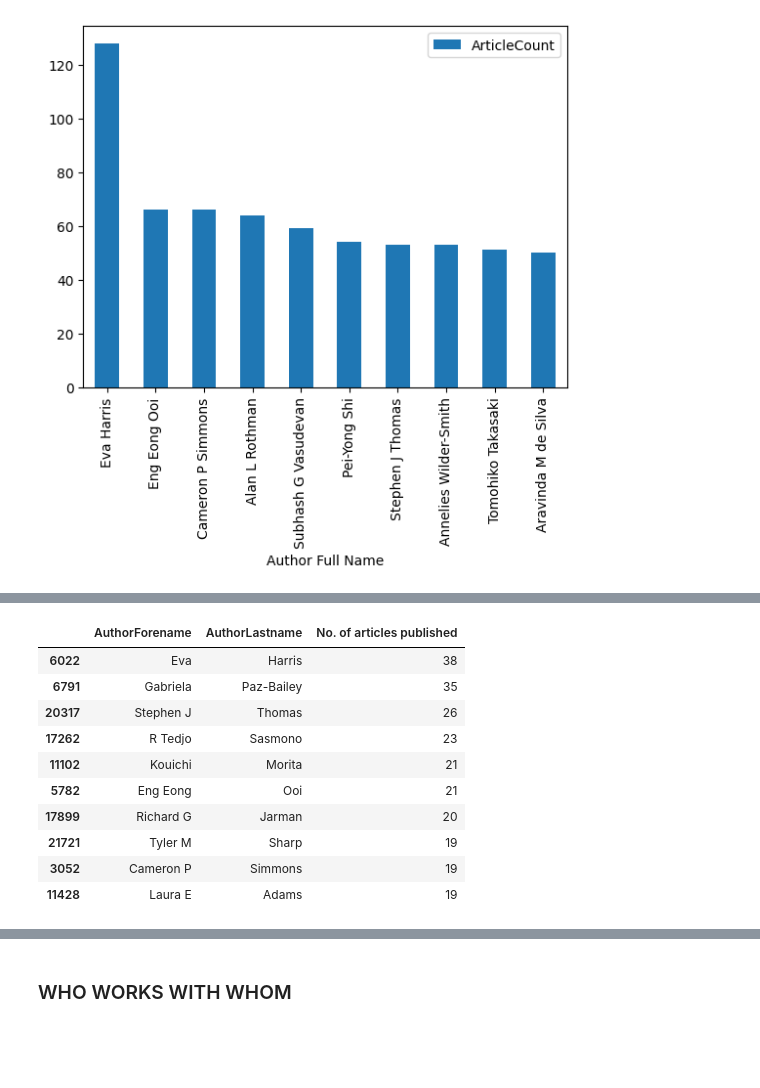
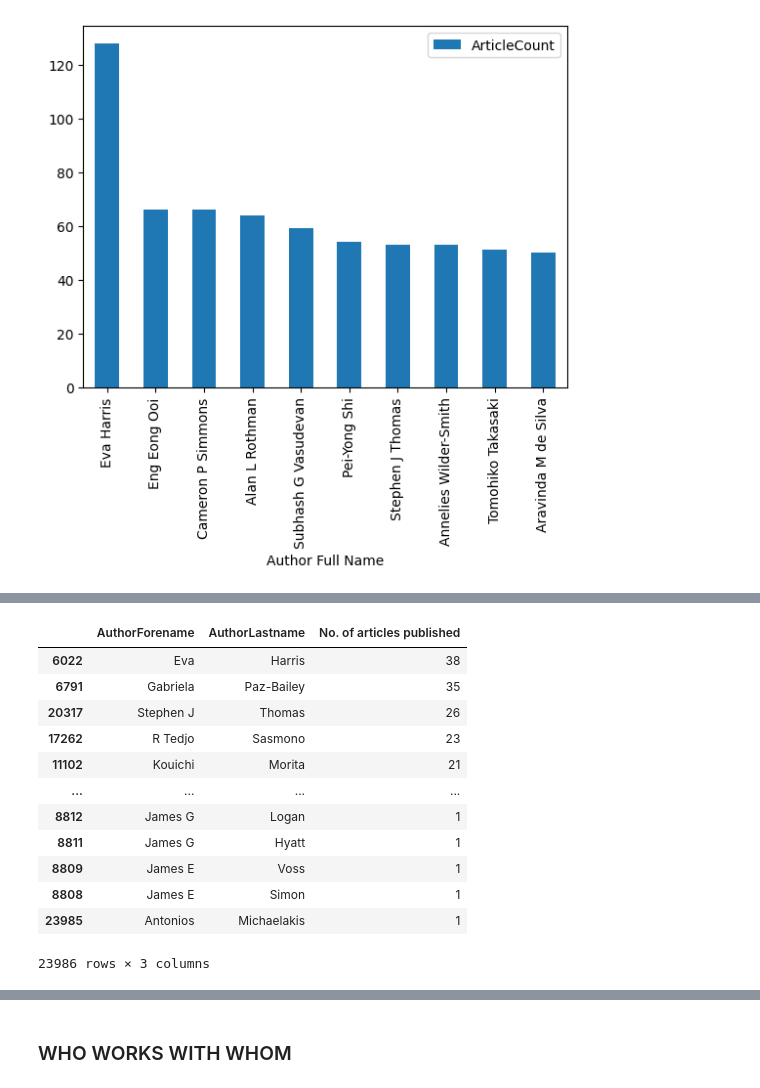
Before and after one commit to gnc506/Skills_Assessment, a Jupyter notebook: Skills_Assessment_2.ipynb, the cells around one changed output, grey strips where cells are left out. Drawn from its saved outputs; the diff is of its cells as text; code cells hidden in the pictures; blank space fills up the shorter version.

```diff
--- a/Skills_Assessment_2.ipynb
+++ b/Skills_Assessment_2.ipynb
@@ -123,35 +136,37 @@ articles_bar = most_active_10.plot.bar(x = "Author Full Name", y = "ArticleCount
 # %%
 #Top 10 active reasearchers (based on number of articles published in the last 5 years)
 
 #Merging both the datasets
 merged_df = pd.merge(articles_data, authors_data, on = 'PMID')
 merged_df.head(10)
 
 
 #Selecting articles posted between 2018 and 2024
 selected_rows = merged_df[(merged_df['Year'] >= 2018) & (merged_df['Year'] <= 2024)]
 #SR_sort= selected_rows.sort_values(by = 'Year', ascending = False)
 #SR_sort
 
 author_article_counts = selected_rows.groupby(['AuthorForename', 'AuthorLastname']).agg({'PMID': 'count'}).reset_index()
 aac = author_article_counts.sort_values(by = 'PMID', ascending = False)
 aac = aac.rename(columns ={'PMID':'No. of articles published'})
 aac
 
-top_10_articles = aac.head(10)
-top_10_articles
+#top_10_articles = aac.head(10)
+#top_10_articles
 # %% [output]
 |  | AuthorForename | AuthorLastname | No. of articles published |
 | 6022 | Eva | Harris | 38 |
 | 6791 | Gabriela | Paz-Bailey | 35 |
 | 20317 | Stephen J | Thomas | 26 |
 | 17262 | R Tedjo | Sasmono | 23 |
 | 11102 | Kouichi | Morita | 21 |
-| 5782 | Eng Eong | Ooi | 21 |
-| 17899 | Richard G | Jarman | 20 |
-| 21721 | Tyler M | Sharp | 19 |
-| 3052 | Cameron P | Simmons | 19 |
-| 11428 | Laura E | Adams | 19 |
+| ... | ... | ... | ... |
+| 8812 | James G | Logan | 1 |
+| 8811 | James G | Hyatt | 1 |
+| 8809 | James E | Voss | 1 |
+| 8808 | James E | Simon | 1 |
+| 23985 | Αntonios | Michaelakis | 1 |
+23986 rows × 3 columns
 # %%
 #Create new column of first and last name for visualisations
 top_10_articles['Author Full Name'] = top_10_articles['AuthorForename'] + ' ' + top_10_articles['AuthorLastname']
```
Also changed, not shown: parts of 6 cells of this notebook.
